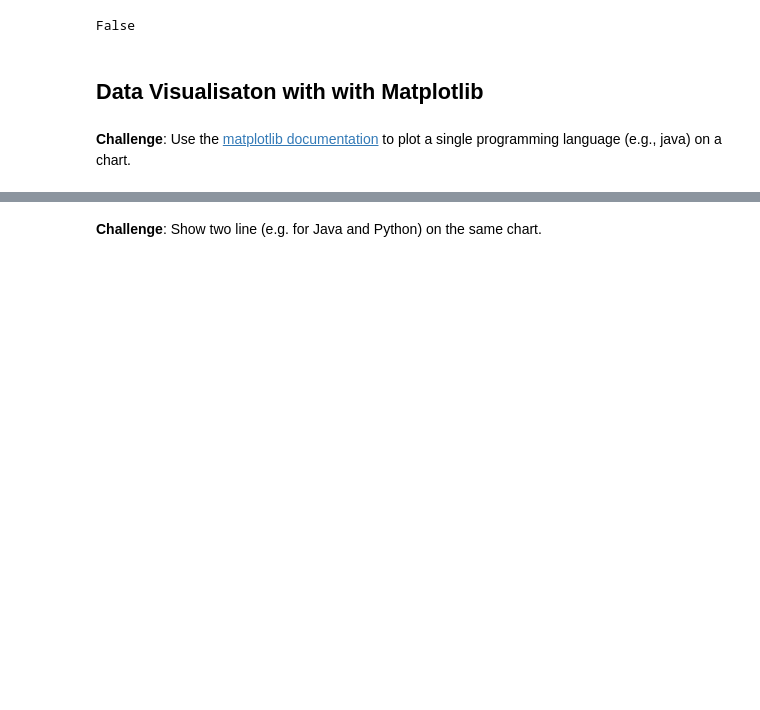
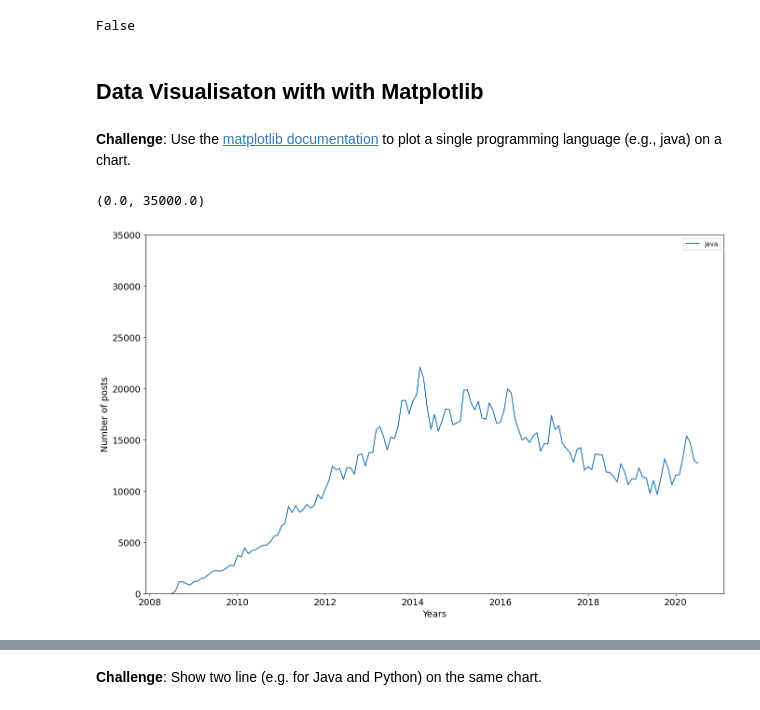
Before and after one commit to KenkiCZ/google_notebooks, a Jupyter notebook: C99_Programming_languages.ipynb, the cells around one changed output, grey strips where cells are left out. Cells and saved outputs as stored; diff of their text form; code cells hidden in the pictures; blank space fills up the shorter version.

```diff
--- a/C99_Programming_languages.ipynb
+++ b/C99_Programming_languages.ipynb
@@ -223,3 +228,20 @@ False
 ## Data Visualisaton with with Matplotlib
 # %% [markdown]
 **Challenge**: Use the [matplotlib documentation](https://matplotlib.org/3.2.1/api/_as_gen/matplotlib.pyplot.plot.html#matplotlib.pyplot.plot) to plot a single programming language (e.g., java) on a chart.
+# %%
+import matplotlib.pyplot as plt
+# Styling out chart
+plt.figure(figsize=(16, 10))
+plt.xticks(fontsize=14)
+plt.yticks(fontsize=14)
+
+plt.plot(reshaped_df.index, reshaped_df["java"])
+
+# Making labels and legend
+plt.xlabel("Years", fontsize=14)
+plt.ylabel("Number of posts", fontsize=14)
+plt.legend(reshaped_df[["java", "python"]])
+plt.ylim(0 , 35000)
+# %% [output]
+(0.0, 35000.0)
+[figure, added]
```
Also changed, not shown: parts of 4 cells of this notebook.
